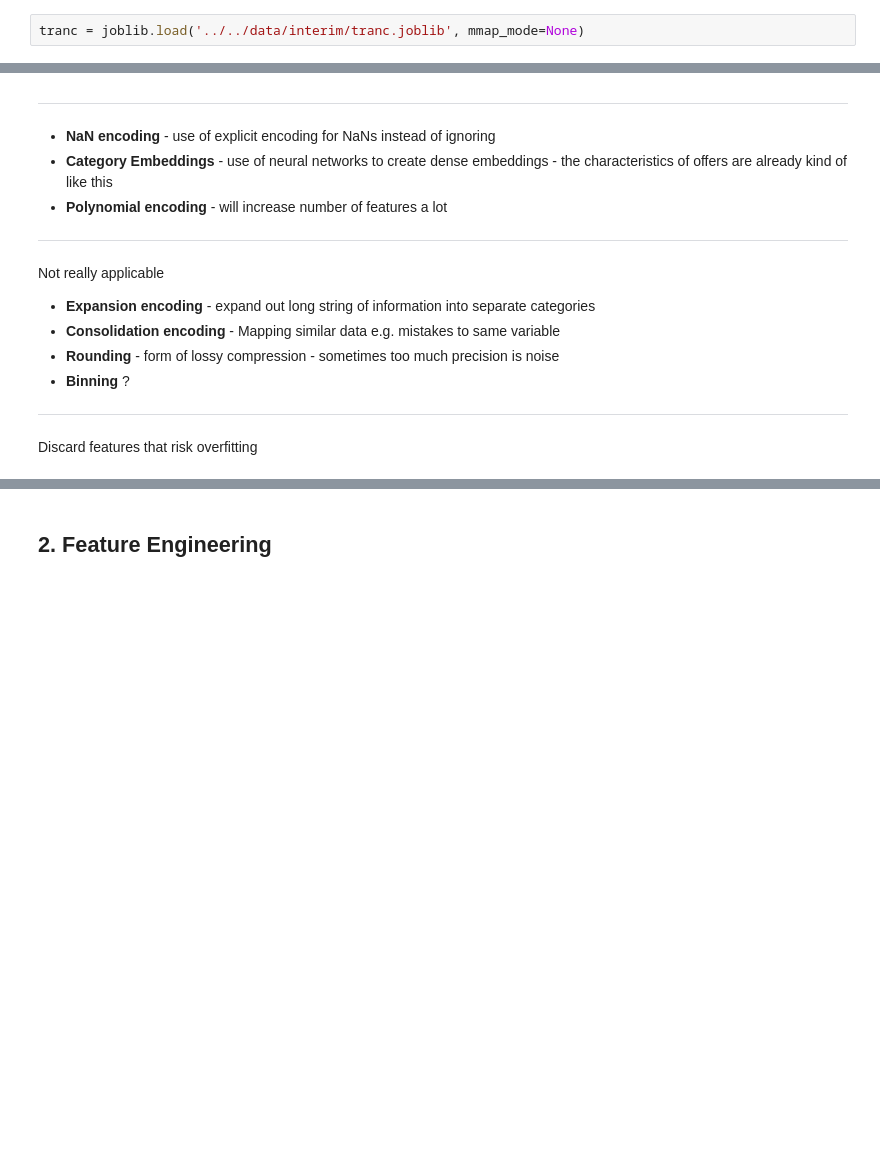
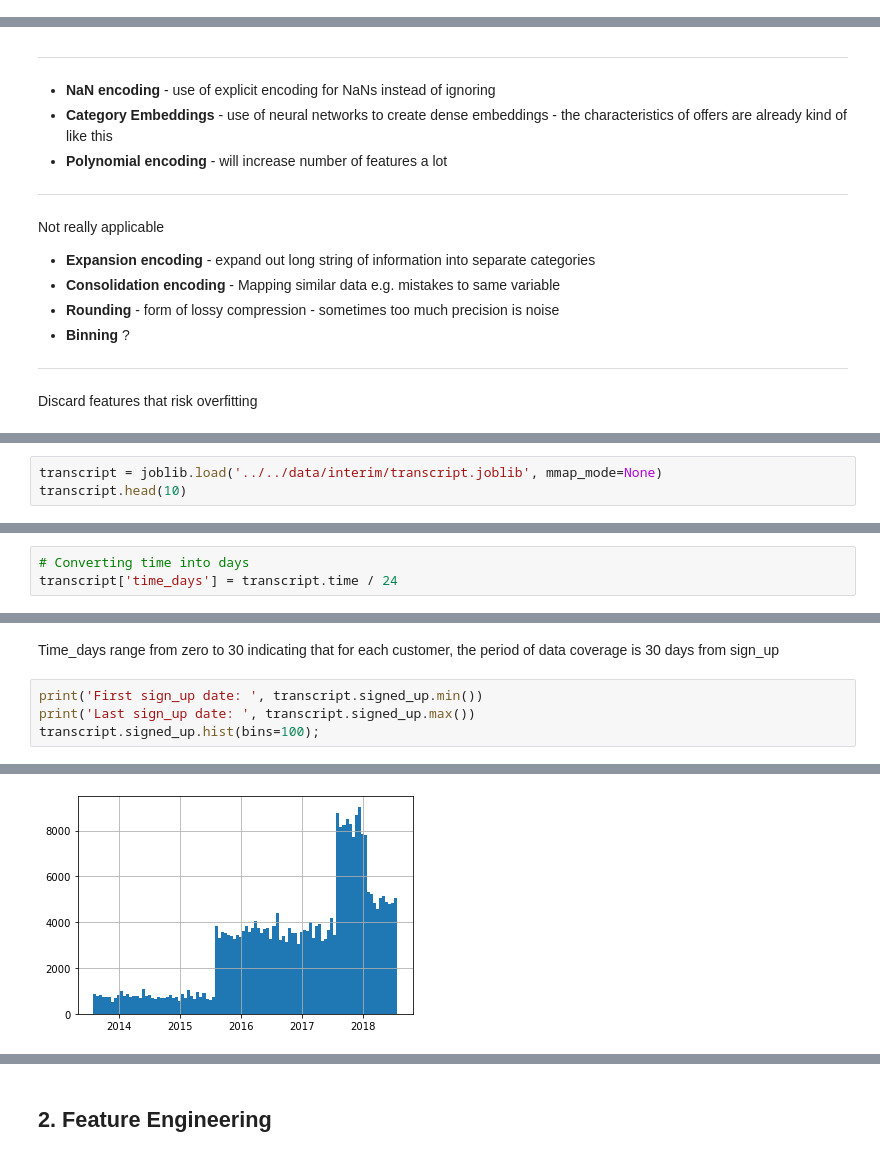
Before and after one commit to GarethEgerton/Starbucks_Udacity, a Jupyter notebook: notebooks/exploratory/2. Feature_engineering.ipynb, the cells around one changed output, grey strips where cells are left out. Drawn from its saved outputs; the diff is of its cells as text; blank space fills up the shorter version.

```diff
--- a/notebooks/exploratory/2. Feature_engineering.ipynb
+++ b/notebooks/exploratory/2. Feature_engineering.ipynb
@@ -28,2 +0,0 @@ portw
-# %%
-tranc = joblib.load('../../data/interim/tranc.joblib', mmap_mode=None)
@@ -109,0 +123,3 @@ Discard features that risk overfitting
+# %%
+transcript = joblib.load('../../data/interim/transcript.joblib', mmap_mode=None)
+transcript.head(10)
@@ -109,0 +191,3 @@ Discard features that risk overfitting
+# %%
+# Converting time into days
+transcript['time_days'] = transcript.time / 24
@@ -109,0 +198,7 @@ Discard features that risk overfitting
+# %% [markdown]
+Time_days range from zero to 30 indicating that for each customer, the period of data coverage is 30 days from sign_up
+# %%
+print('First sign_up date: ', transcript.signed_up.min())
+print('Last sign_up date: ', transcript.signed_up.max())
+transcript.signed_up.hist(bins=100);
+# %% [output]
@@ -109,0 +207 @@ Discard features that risk overfitting
+[figure, added]
```
Also changed, not shown: parts of 119 cells of this notebook, 32 other files.
